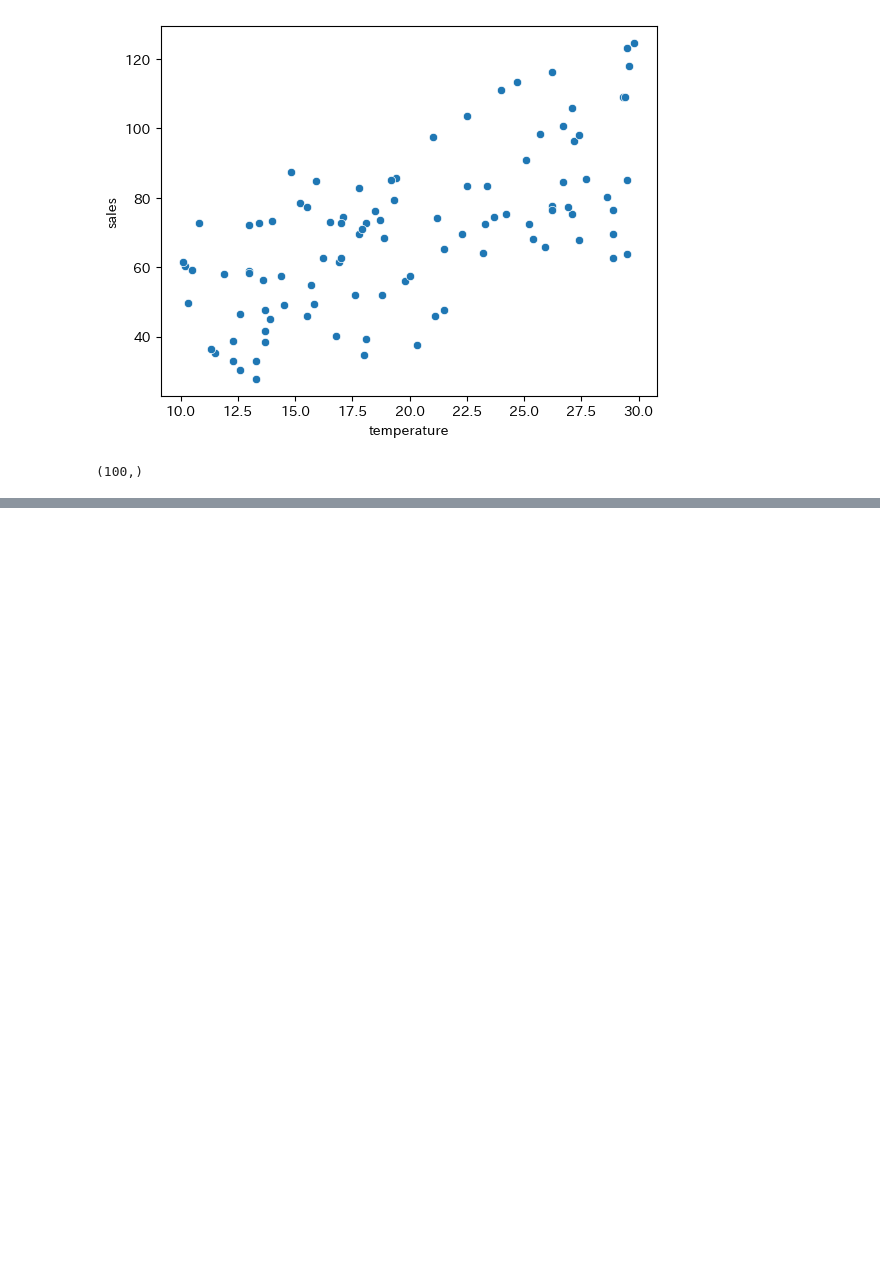
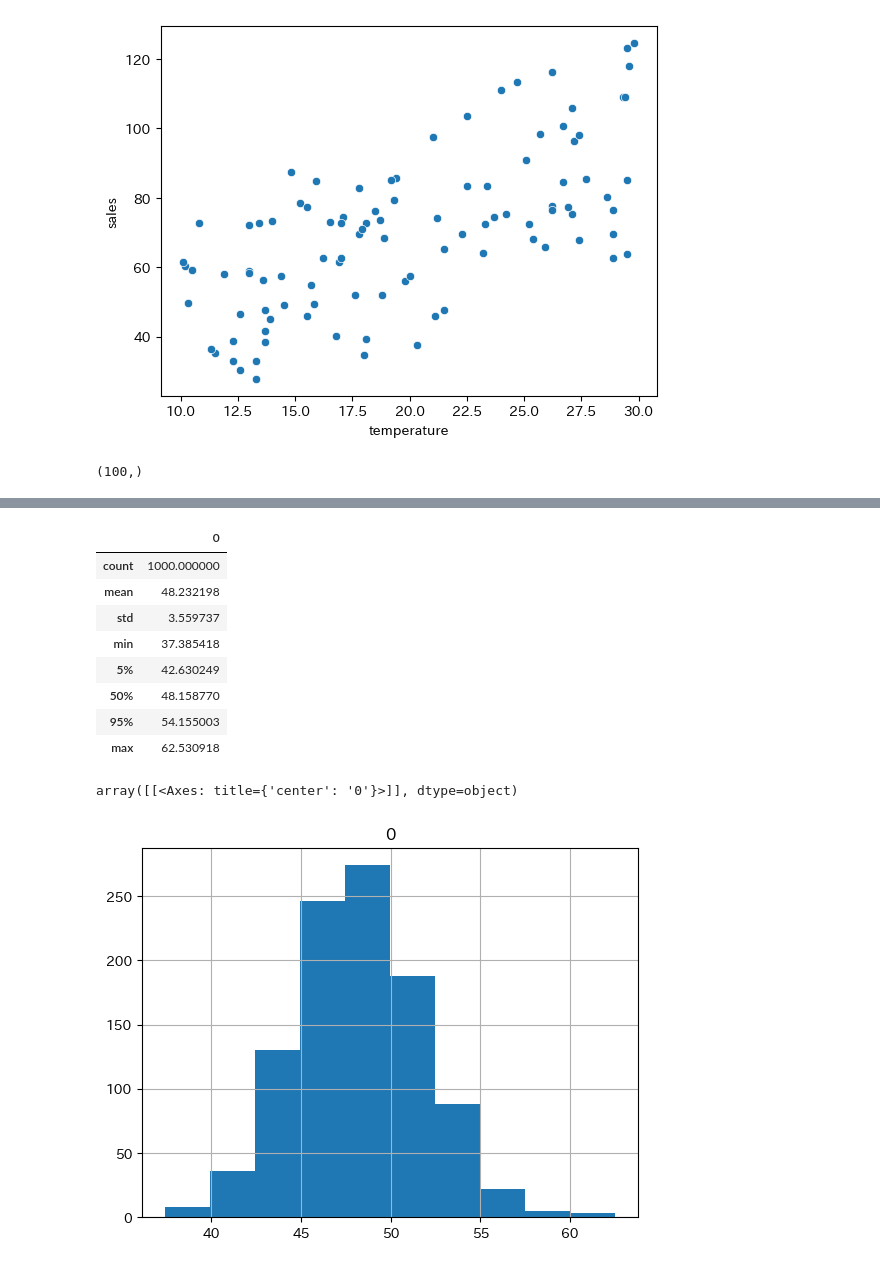
Before and after one commit to wakamatsuikuma/Learning, a Jupyter notebook: (python)RとStanではじめるベイズ統計モデリングによるデータ分析入門/Part3_simple_reg.ipynb, the cells around one changed output, grey strips where cells are left out. Cells and saved outputs as stored; diff of their text form; code cells hidden in the pictures; blank space fills up the shorter version.

```diff
--- a/(python)RとStanではじめるベイズ統計モデリングによるデータ分析入門/Part3_simple_reg.ipynb
+++ b/(python)RとStanではじめるベイズ統計モデリングによるデータ分析入門/Part3_simple_reg.ipynb
@@ -175,0 +205,20 @@ samples.shape
+# %%
+smpls_li = []
+for i in range(1000):
+    smpl = idata1["posterior_predictive"]["y_pred"][0, i, :].values.mean()
+    smpls_li.append(smpl)
+
+display(pd.DataFrame(smpls_li).describe(percentiles=[0.05, 0.95]))
+pd.DataFrame(smpls_li).hist()
+# %% [output]
+|  | 0 |
+| count | 1000.000000 |
+| mean | 48.232198 |
+| std | 3.559737 |
+| min | 37.385418 |
+| 5% | 42.630249 |
+| 50% | 48.158770 |
+| 95% | 54.155003 |
+| max | 62.530918 |
+array([[<Axes: title={'center': '0'}>]], dtype=object)
+[figure, added]
```
Also changed, not shown: parts of 15 cells of this notebook.
